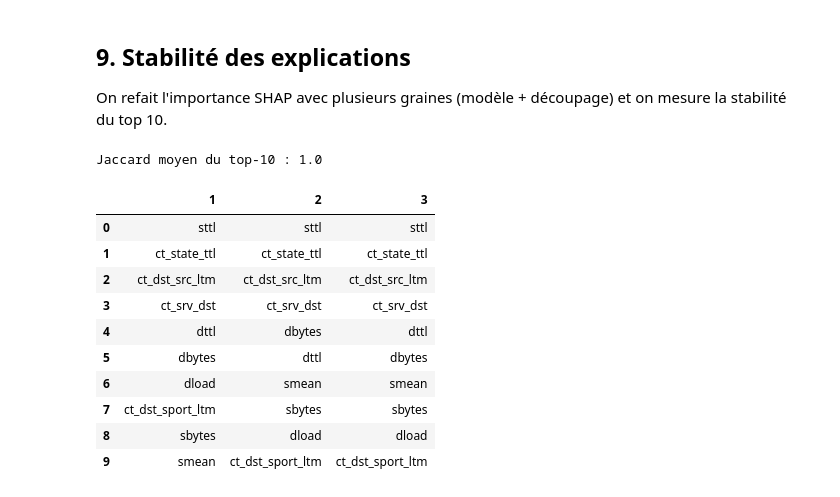
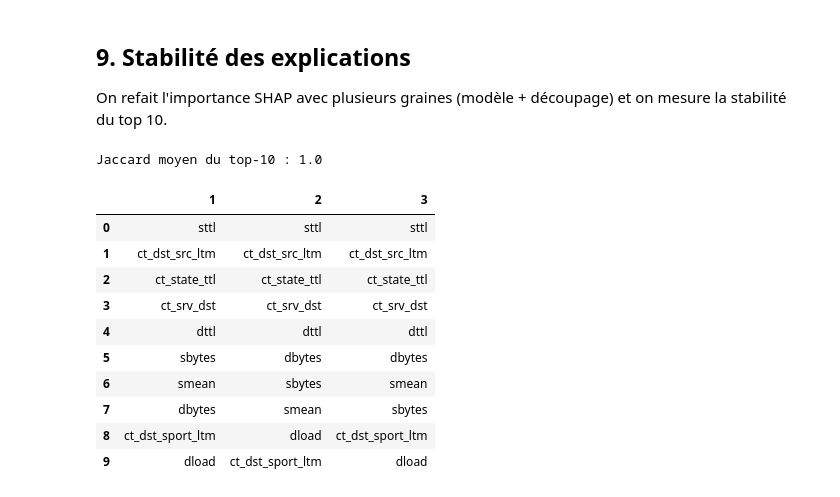
Before and after one commit to Ranim-jb/projet-ml-ids-, a Jupyter notebook: projet1_unsw_nb15_interpretabilite.ipynb, the cells around one changed output. Drawn from its saved outputs; the diff is of its cells as text; code cells hidden in the pictures.

```diff
--- a/projet1_unsw_nb15_interpretabilite.ipynb
+++ b/projet1_unsw_nb15_interpretabilite.ipynb
@@ -307,21 +313,21 @@ Permutation  0.64         1.00    0.77
 ## 6. Cinq alertes expliquées (2 VP, 2 FP, 1 FN)
 Pour chacune : valeurs clés, contributions SHAP, puis texte d'analyste.
 # %%
-proba_te = rf.predict_proba(Xte_t)[:, 1]
-pred_te = (proba_te >= 0.5).astype(int)
-yt = y_test.values
+proba_val = rf.predict_proba(Xva_t)[:, 1]
+pred_val = (proba_val >= 0.5).astype(int)
+yv = y_val.values
 pick = lambda mask, k: list(np.random.RandomState(SEED).choice(np.where(mask)[0], size=k, replace=False))
-cases = {"VP": pick((pred_te == 1) & (yt == 1), 2),
-         "FP": pick((pred_te == 1) & (yt == 0), 2),
-         "FN": pick((pred_te == 0) & (yt == 1), 1)}
+cases = {"VP": pick((pred_val == 1) & (yv == 1), 2),
+         "FP": pick((pred_val == 1) & (yv == 0), 2),
+         "FN": pick((pred_val == 0) & (yv == 1), 1)}
 base = explainer.expected_value
 base = base[1] if np.ndim(base) else base
 
 for kind, ids in cases.items():
     for i in ids:
-        s = explainer.shap_values(Xte_t.iloc[[i]])
+        s = explainer.shap_values(Xva_t.iloc[[i]])
         s = s[1][0] if isinstance(s, list) else (s[0, :, 1] if s.ndim == 3 else s[0])
-        print(f"\n##### {kind} | index test {i} | proba={proba_te[i]:.3f} | famille={attack_cat_test[i]}")
+        print(f"\n##### {kind} | index validation {i} | proba={proba_val[i]:.3f} | famille={attack_cat_val[i]}")
         shap.plots.waterfall(shap.Explanation(values=s, base_values=base,
-                             data=Xte_t.iloc[i].values, feature_names=feature_names), max_display=10)
+                             data=Xva_t.iloc[i].values, feature_names=feature_names), max_display=10)
 # %% [output]
@@ -378,30 +383,30 @@ On refait l'importance SHAP avec plusieurs graines (modèle + découpage) et on
 # %%
 def shap_top(seed, k=10):
     Xa, _, ya, _ = train_test_split(X_all, y_all, test_size=0.2, stratify=y_all, random_state=seed)
     Xa_t = ord_enc.transform(Xa)
     m = RandomForestClassifier(**{**rf.get_params(), "random_state": seed}).fit(Xa_t, ya)
-    ids = np.random.RandomState(seed).choice(len(Xte_t), size=min(1000, len(Xte_t)), replace=False)
-    s = shap.TreeExplainer(m).shap_values(Xte_t.iloc[ids])
+    ids = np.random.RandomState(seed).choice(len(Xva_t), size=min(1000, len(Xva_t)), replace=False)
+    s = shap.TreeExplainer(m).shap_values(Xva_t.iloc[ids])
     s = s[1] if isinstance(s, list) else (s[..., 1] if s.ndim == 3 else s)
     return pd.Series(np.abs(s).mean(0), index=feature_names).sort_values(ascending=False).head(k).index.tolist()
 
 tops = {sd: shap_top(sd) for sd in [1, 2, 3]}
 sets = [set(v) for v in tops.values()]
 jacc = np.mean([len(a & b) / len(a | b) for i, a in enumerate(sets) for b in sets[i+1:]])
 print("Jaccard moyen du top-10 :", round(jacc, 2))
 pd.DataFrame(tops)
 # %% [output]
 Jaccard moyen du top-10 : 1.0
 |  | 1 | 2 | 3 |
 | 0 | sttl | sttl | sttl |
-| 1 | ct_state_ttl | ct_state_ttl | ct_state_ttl |
-| 2 | ct_dst_src_ltm | ct_dst_src_ltm | ct_dst_src_ltm |
+| 1 | ct_dst_src_ltm | ct_dst_src_ltm | ct_dst_src_ltm |
+| 2 | ct_state_ttl | ct_state_ttl | ct_state_ttl |
 | 3 | ct_srv_dst | ct_srv_dst | ct_srv_dst |
-| 4 | dttl | dbytes | dttl |
-| 5 | dbytes | dttl | dbytes |
-| 6 | dload | smean | smean |
-| 7 | ct_dst_sport_ltm | sbytes | sbytes |
-| 8 | sbytes | dload | dload |
-| 9 | smean | ct_dst_sport_ltm | ct_dst_sport_ltm |
+| 4 | dttl | dttl | dttl |
+| 5 | sbytes | dbytes | dbytes |
+| 6 | smean | sbytes | smean |
+| 7 | dbytes | smean | sbytes |
+| 8 | ct_dst_sport_ltm | dload | ct_dst_sport_ltm |
+| 9 | dload | ct_dst_sport_ltm | dload |
 # %% [markdown]
 ## 10. Conclusion et limites
```
Also changed, not shown: parts of 17 cells of this notebook, 5 other files.
